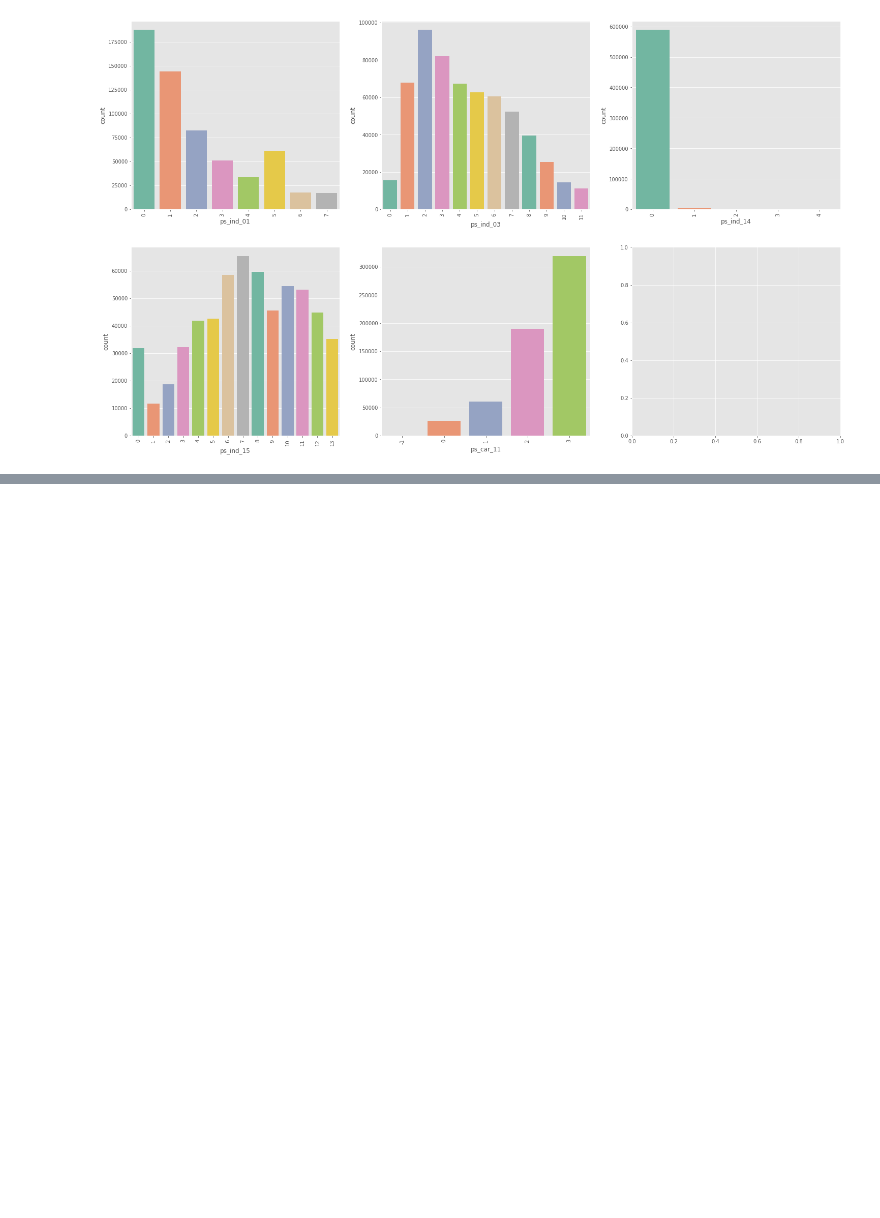
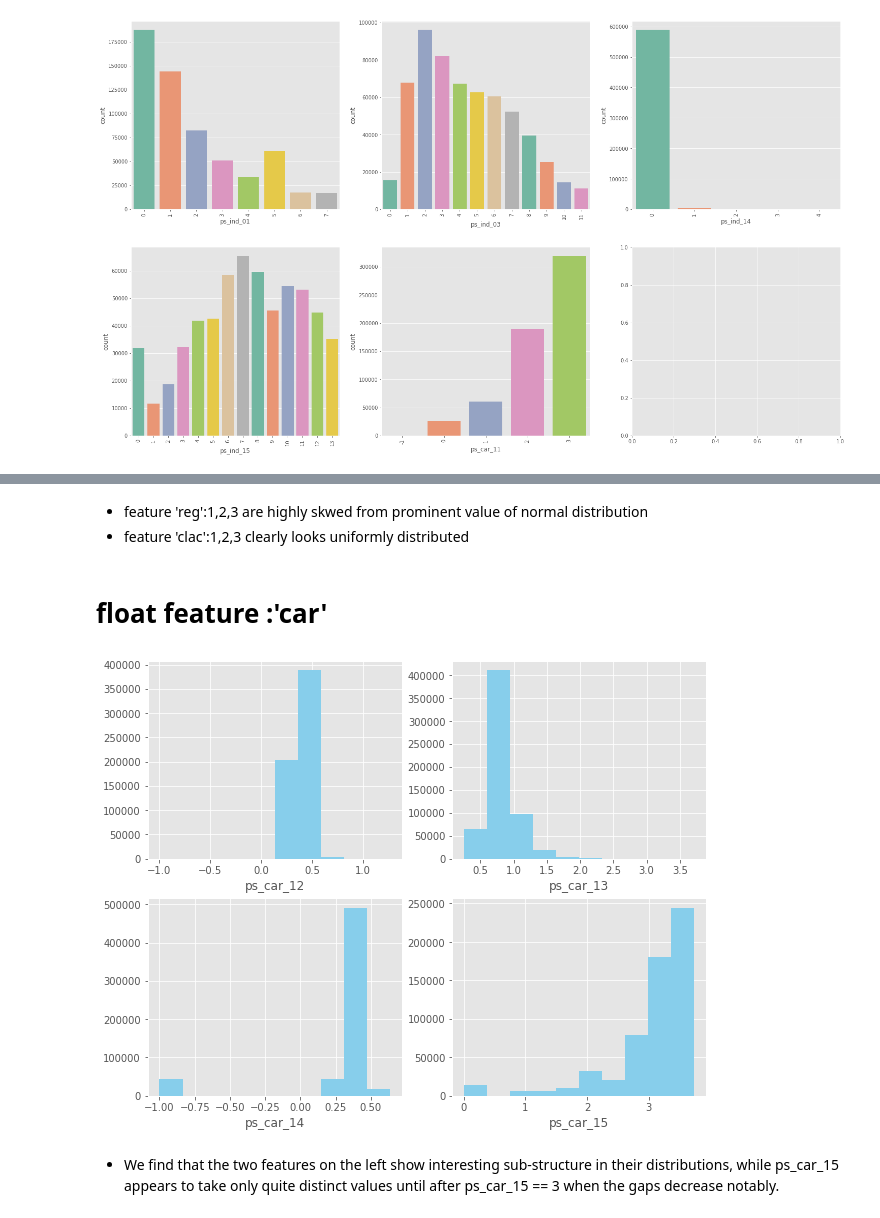
Before and after one commit to KrishnaDesai16/InsuranceClaimPrediction, a Jupyter notebook: InsuranceClaimPrediction.ipynb, the cells around one changed output, grey strips where cells are left out. Saved outputs shown, nothing was run; the diff lists cells and outputs as text; code cells hidden in the pictures; blank space fills up the shorter version.

```diff
--- a/InsuranceClaimPrediction.ipynb
+++ b/InsuranceClaimPrediction.ipynb
@@ -141,0 +184,17 @@ for variable, subplot in zip(integer_feature_part1,ax.flatten()):
+# %% [markdown]
+- feature 'reg':1,2,3 are highly skwed from prominent value  of normal distribution
+- feature 'clac':1,2,3 clearly looks uniformly distributed
+# %% [markdown]
+# float feature :'car'
+# %%
+plt.figure(figsize=(10,8))
+j=0
+for i in floating_feature_part2 :
+    j +=1
+    plt.subplot(2,2,j)
+    plt.hist(df[i],color='skyblue')
+    plt.xlabel(i)
+# %% [output]
+[figure, added]
+# %% [markdown]
+- We find that the two features on the left show interesting sub-structure in their distributions, while ps_car_15 appears to take only quite distinct values until after ps_car_15 == 3 when the gaps decrease notably.
```
Also changed, not shown: parts of 9 cells of this notebook.
